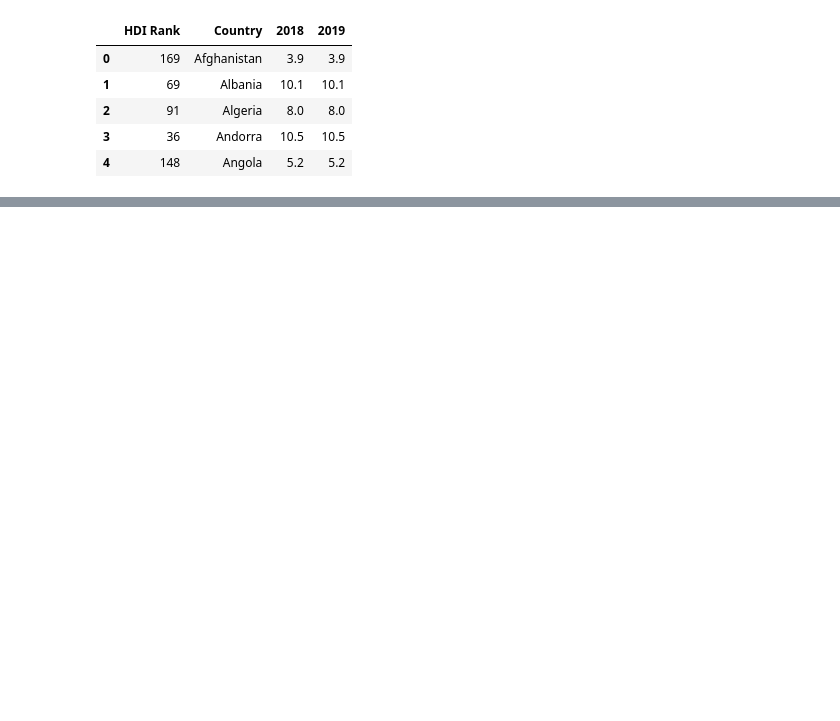
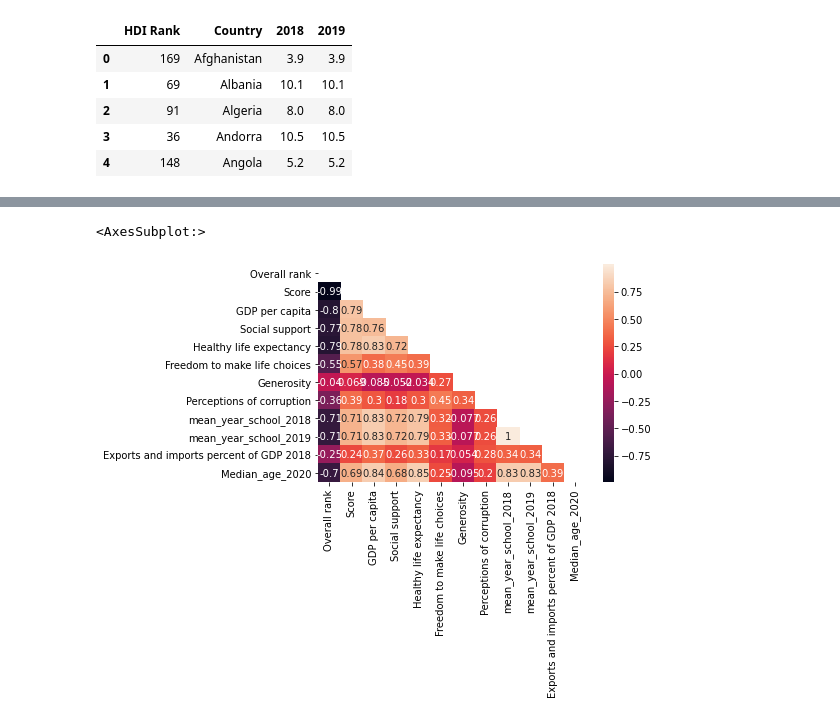
Before and after one commit to bourydamien/Projet_bonheur, a Jupyter notebook: Rapport_bonheur.ipynb, the cells around one changed output, grey strips where cells are left out. Saved outputs shown, nothing was run; the diff lists cells and outputs as text; code cells hidden in the pictures; blank space fills up the shorter version.

```diff
--- a/Rapport_bonheur.ipynb
+++ b/Rapport_bonheur.ipynb
@@ -576,0 +651,6 @@ dfb.to_csv('bonheur_avec_meanyearschooling.csv', index=False)
+# %%
+dfage=pd.read_csv('Median age years.csv', usecols=['Country', '2020'])
+# %%
+dfage.rename(columns={'2020': 'Median_age_2020'}, inplace=True)
+# %%
+dfage.dropna(inplace=True)
@@ -576,0 +724,6 @@ dfb.to_csv('bonheur_avec_meanyearschooling.csv', index=False)
+# %%
+mask=np.triu(merged_dfage.corr())
+sns.heatmap(merged_dfage.corr(), mask = mask, annot=True)
+# %% [output]
+<AxesSubplot:>
+[figure, added]
```
Also changed, not shown: parts of 58 cells of this notebook, 3 other files.
